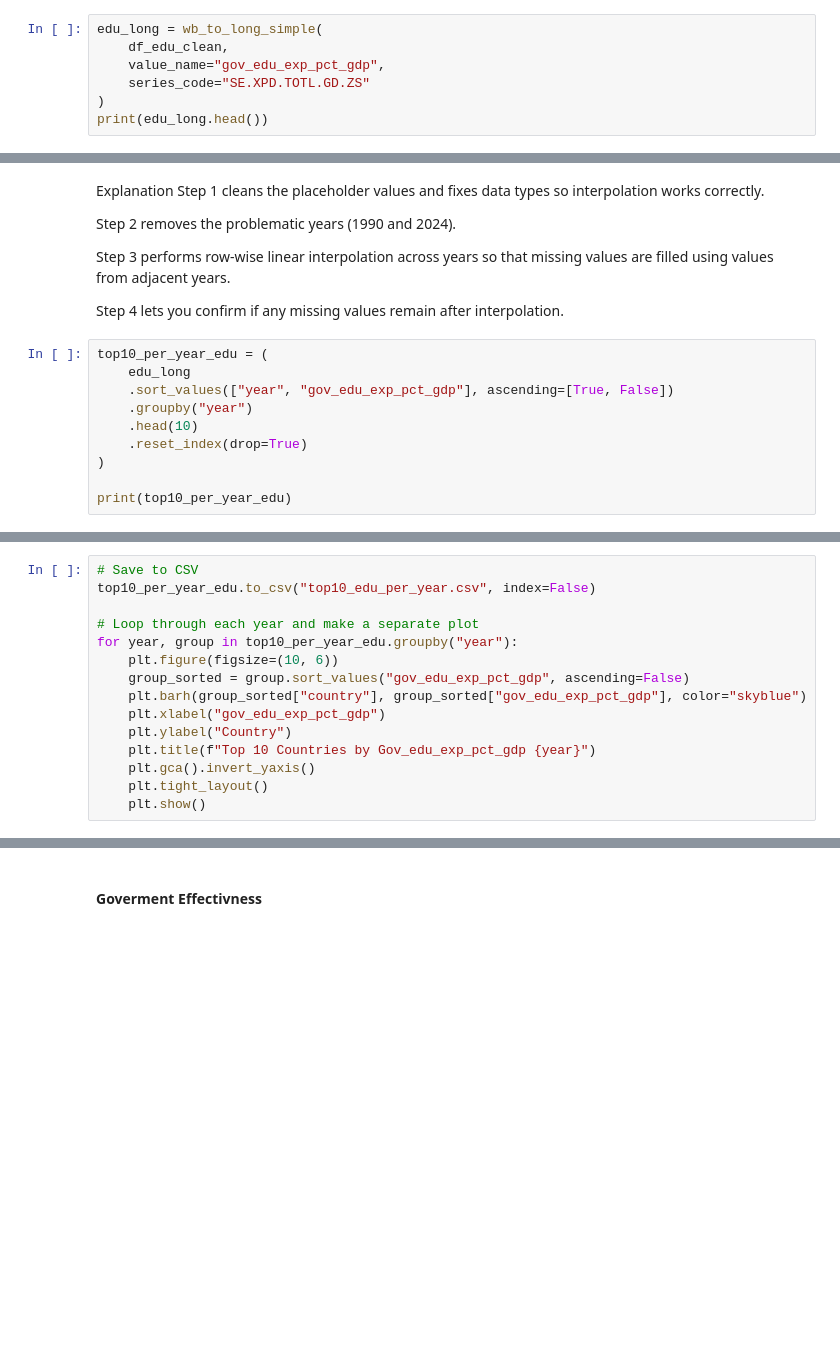
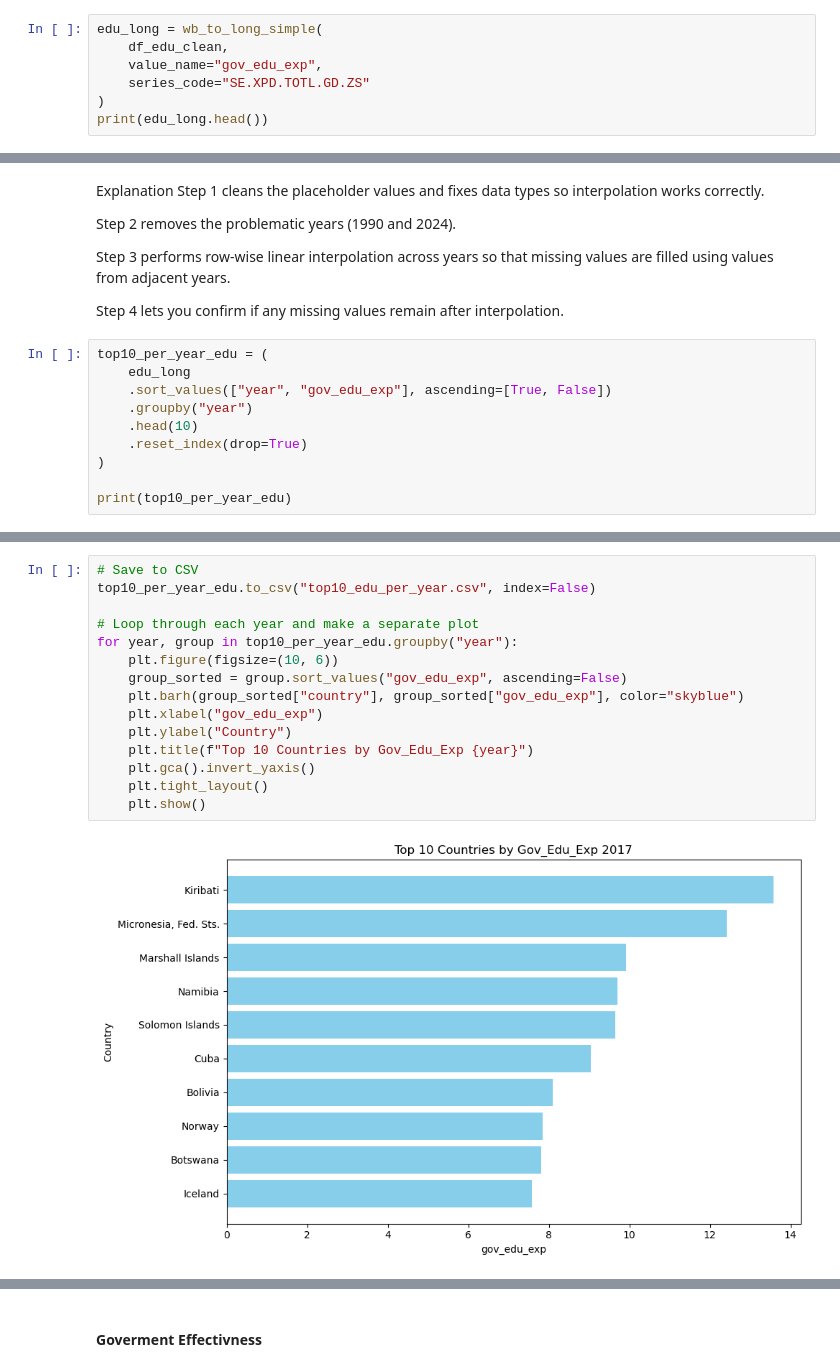
Before and after one commit to i11g/Data-Science-Project, a Jupyter notebook: Data.ipynb, the cells around one changed output, grey strips where cells are left out. Cells and saved outputs as stored; diff of their text form; blank space fills up the shorter version.

```diff
--- a/Data.ipynb
+++ b/Data.ipynb
@@ -1263,7 +1593,7 @@ NameError: name 'gdp_long' is not defined
 # %%
 edu_long = wb_to_long_simple(
     df_edu_clean,
-    value_name="gov_edu_exp_pct_gdp",
+    value_name="gov_edu_exp",
     series_code="SE.XPD.TOTL.GD.ZS"
 )
 print(edu_long.head())
@@ -1317,7 +1691,7 @@ Step 4 lets you confirm if any missing values remain after interpolation.
 # %%
 top10_per_year_edu = (
     edu_long
-    .sort_values(["year", "gov_edu_exp_pct_gdp"], ascending=[True, False])
+    .sort_values(["year", "gov_edu_exp"], ascending=[True, False])
     .groupby("year")
     .head(10)
     .reset_index(drop=True)
@@ -1327,15 +1719,17 @@ print(top10_per_year_edu)
 # %%
 # Save to CSV
 top10_per_year_edu.to_csv("top10_edu_per_year.csv", index=False)
 
 # Loop through each year and make a separate plot
 for year, group in top10_per_year_edu.groupby("year"):
     plt.figure(figsize=(10, 6))
-    group_sorted = group.sort_values("gov_edu_exp_pct_gdp", ascending=False)
-    plt.barh(group_sorted["country"], group_sorted["gov_edu_exp_pct_gdp"], color="skyblue")
-    plt.xlabel("gov_edu_exp_pct_gdp")
+    group_sorted = group.sort_values("gov_edu_exp", ascending=False)
+    plt.barh(group_sorted["country"], group_sorted["gov_edu_exp"], color="skyblue")
+    plt.xlabel("gov_edu_exp")
     plt.ylabel("Country")
-    plt.title(f"Top 10 Countries by Gov_edu_exp_pct_gdp {year}")
+    plt.title(f"Top 10 Countries by Gov_Edu_Exp {year}")
     plt.gca().invert_yaxis()
     plt.tight_layout()
     plt.show()
+# %% [output]
+[figure, added]
```
Also changed, not shown: parts of 59 cells of this notebook, 13 other files.
